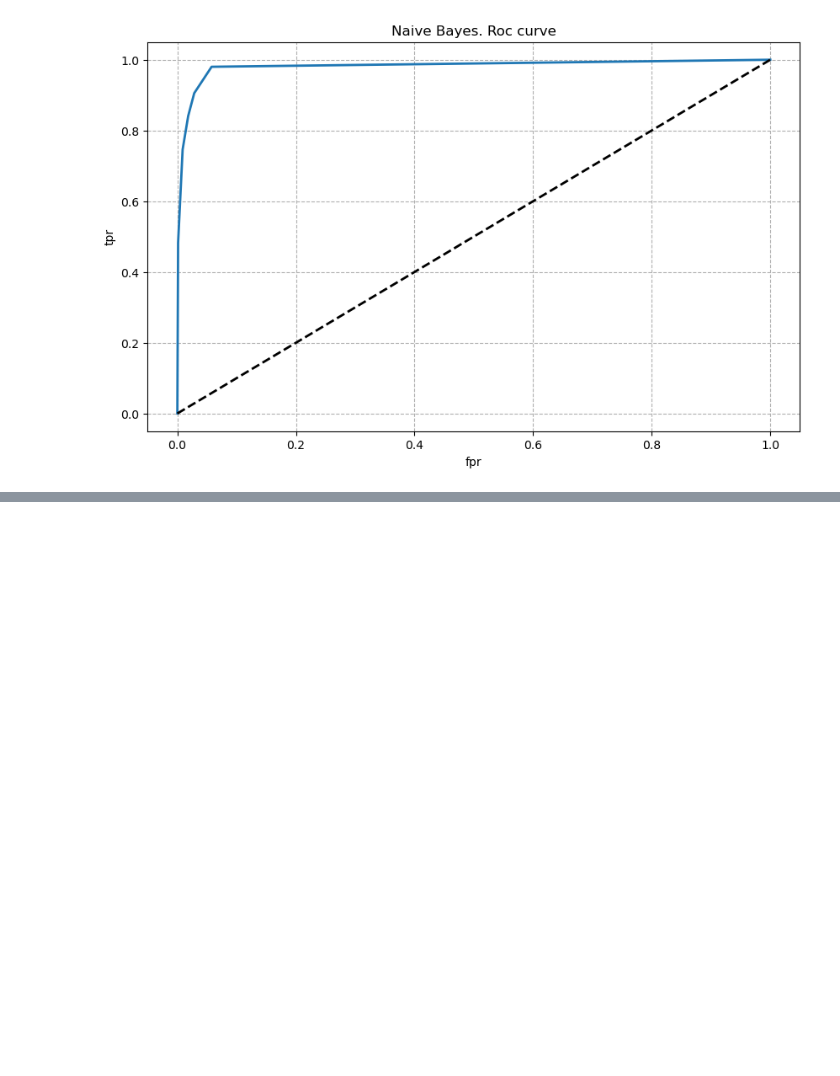
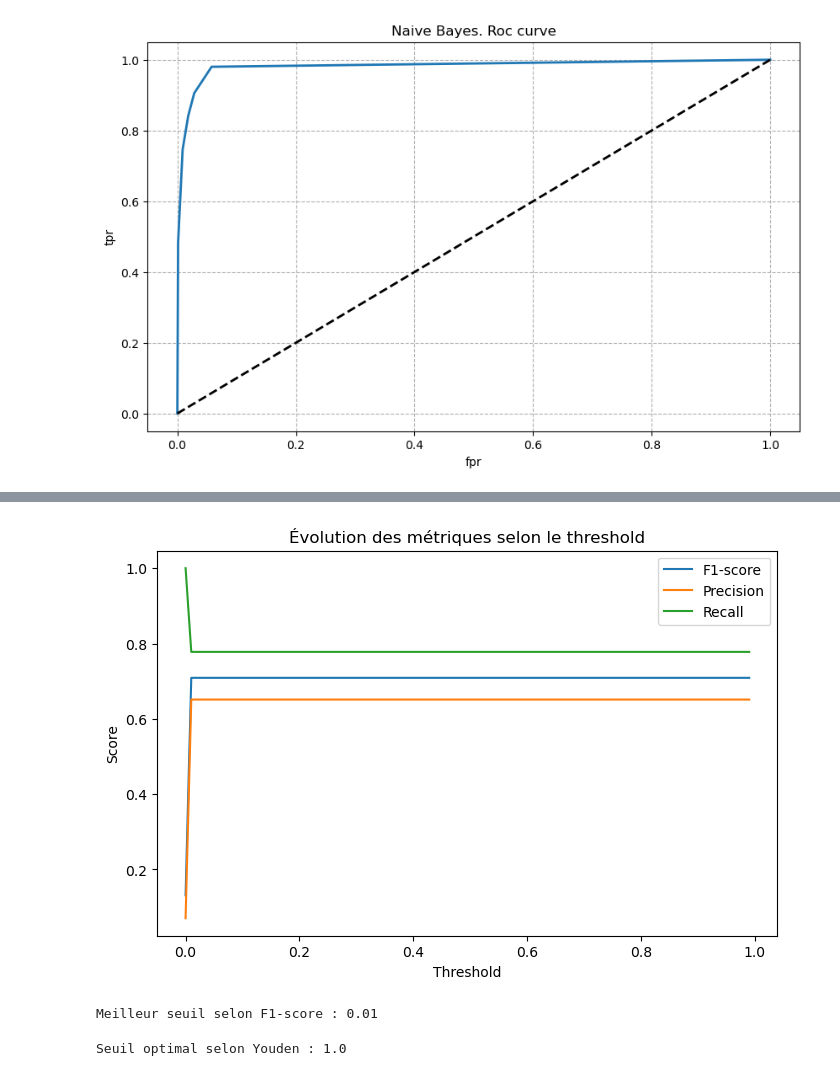
Before and after one commit to Guillaume-melis/Machine_Learning_S1, a Jupyter notebook: Old/old_tp.ipynb, the cells around one changed output, grey strips where cells are left out. Cells and saved outputs as stored; diff of their text form; code cells hidden in the pictures; blank space fills up the shorter version.

```diff
--- a/Old/old_tp.ipynb
+++ b/Old/old_tp.ipynb
@@ -689,0 +727,36 @@ plt.show()
+# %%
+thresholds = np.arange(0.0, 1.0, 0.01)
+f1_scores = []
+precisions = []
+recalls = []
+
+for t in thresholds:
+    y_pred_class = (y_pred[:, 1] >= t).astype(int)
+    f1_scores.append(f1_score(y_test, y_pred_class))
+    precisions.append(precision_score(y_test, y_pred_class))
+    recalls.append(recall_score(y_test, y_pred_class))
+
+import matplotlib.pyplot as plt
+plt.figure(figsize=(8,5))
+plt.plot(thresholds, f1_scores, label="F1-score")
+plt.plot(thresholds, precisions, label="Precision")
+plt.plot(thresholds, recalls, label="Recall")
+plt.xlabel("Threshold")
+plt.ylabel("Score")
+plt.legend()
+plt.title("Évolution des métriques selon le threshold")
+plt.show()
+# %% [output]
+[figure, added]
+# %%
+best_t = thresholds[np.argmax(f1_scores)]
+print("Meilleur seuil selon F1-score :", best_t)
+# %% [output]
+Meilleur seuil selon F1-score : 0.01
+# %%
+fpr, tpr, thresholds = roc_curve(y_test, y_pred[:, 1])
+J = tpr - fpr
+best_t = thresholds[np.argmax(J)]
+print("Seuil optimal selon Youden :", best_t)
+# %% [output]
+Seuil optimal selon Youden : 1.0
```
Also changed, not shown: parts of 6 cells of this notebook.
